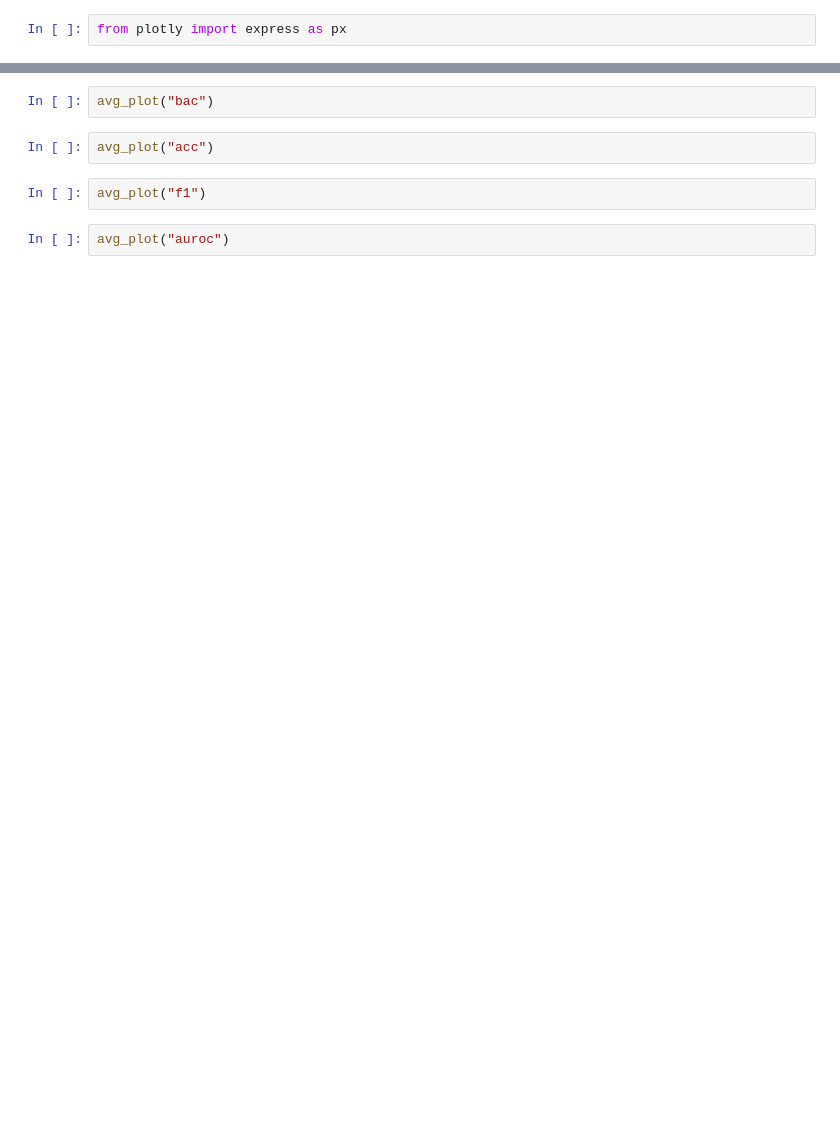
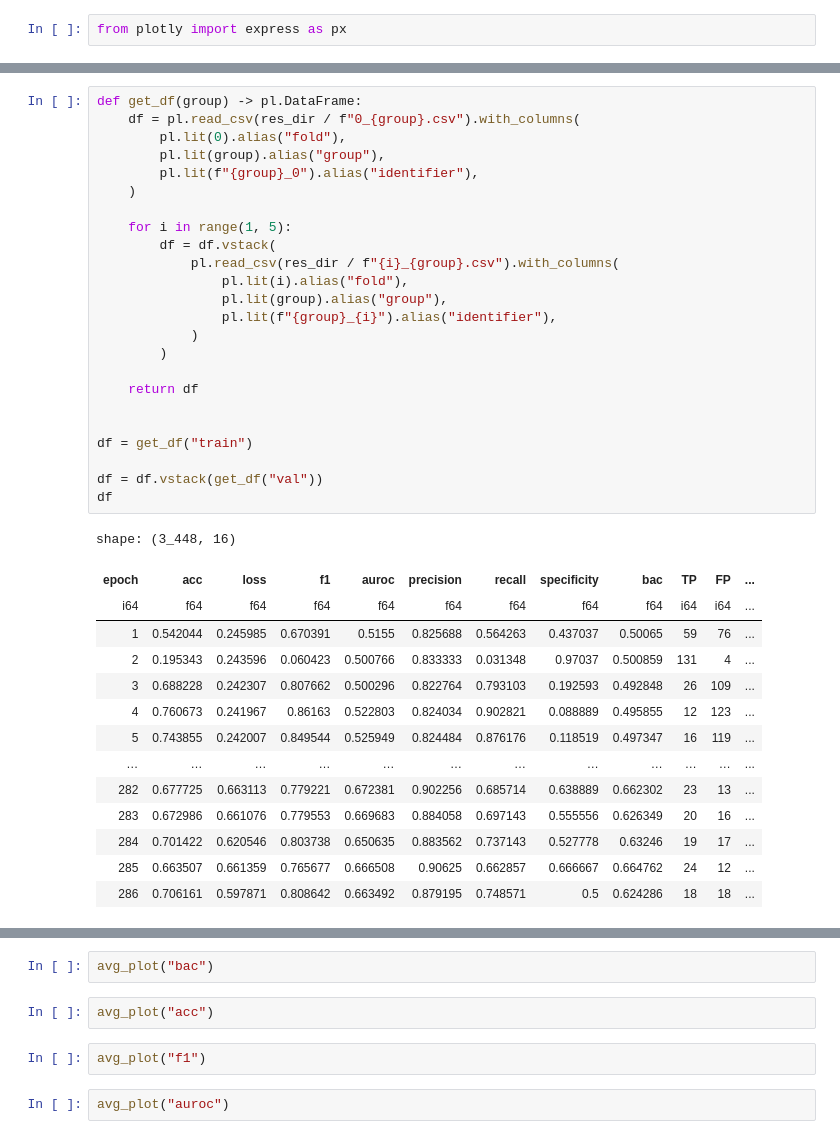
Before and after one commit to halli2/cci, a Jupyter notebook: viewer.ipynb, the cells around one changed output, grey strips where cells are left out. Saved outputs shown, nothing was run; the diff lists cells and outputs as text; blank space fills up the shorter version.

```diff
--- a/viewer.ipynb
+++ b/viewer.ipynb
@@ -34 +59,40 @@ UFuncTypeError: ufunc 'add' did not contain a loop with signature matching types
+# %%
+def get_df(group) -> pl.DataFrame:
+    df = pl.read_csv(res_dir / f"0_{group}.csv").with_columns(
+        pl.lit(0).alias("fold"),
+        pl.lit(group).alias("group"),
+        pl.lit(f"{group}_0").alias("identifier"),
+    )
+
+    for i in range(1, 5):
+        df = df.vstack(
+            pl.read_csv(res_dir / f"{i}_{group}.csv").with_columns(
+                pl.lit(i).alias("fold"),
+                pl.lit(group).alias("group"),
+                pl.lit(f"{group}_{i}").alias("identifier"),
+            )
+        )
+
+    return df
+
+
+df = get_df("train")
+
+df = df.vstack(get_df("val"))
+df
+# %% [output]
+shape: (3_448, 16)
+| epoch | acc | loss | f1 | auroc | precision | recall | specificity | bac | TP | FP | ... |
+| i64 | f64 | f64 | f64 | f64 | f64 | f64 | f64 | f64 | i64 | i64 | ... |
+| 1 | 0.542044 | 0.245985 | 0.670391 | 0.5155 | 0.825688 | 0.564263 | 0.437037 | 0.50065 | 59 | 76 | ... |
+| 2 | 0.195343 | 0.243596 | 0.060423 | 0.500766 | 0.833333 | 0.031348 | 0.97037 | 0.500859 | 131 | 4 | ... |
+| 3 | 0.688228 | 0.242307 | 0.807662 | 0.500296 | 0.822764 | 0.793103 | 0.192593 | 0.492848 | 26 | 109 | ... |
+| 4 | 0.760673 | 0.241967 | 0.86163 | 0.522803 | 0.824034 | 0.902821 | 0.088889 | 0.495855 | 12 | 123 | ... |
+| 5 | 0.743855 | 0.242007 | 0.849544 | 0.525949 | 0.824484 | 0.876176 | 0.118519 | 0.497347 | 16 | 119 | ... |
+| … | … | … | … | … | … | … | … | … | … | … | ... |
+| 282 | 0.677725 | 0.663113 | 0.779221 | 0.672381 | 0.902256 | 0.685714 | 0.638889 | 0.662302 | 23 | 13 | ... |
+| 283 | 0.672986 | 0.661076 | 0.779553 | 0.669683 | 0.884058 | 0.697143 | 0.555556 | 0.626349 | 20 | 16 | ... |
+| 284 | 0.701422 | 0.620546 | 0.803738 | 0.650635 | 0.883562 | 0.737143 | 0.527778 | 0.63246 | 19 | 17 | ... |
+| 285 | 0.663507 | 0.661359 | 0.765677 | 0.666508 | 0.90625 | 0.662857 | 0.666667 | 0.664762 | 24 | 12 | ... |
+| 286 | 0.706161 | 0.597871 | 0.808642 | 0.663492 | 0.879195 | 0.748571 | 0.5 | 0.624286 | 18 | 18 | ... |
 # %%
```
Also changed, not shown: parts of 4 cells of this notebook, 1 other file.
